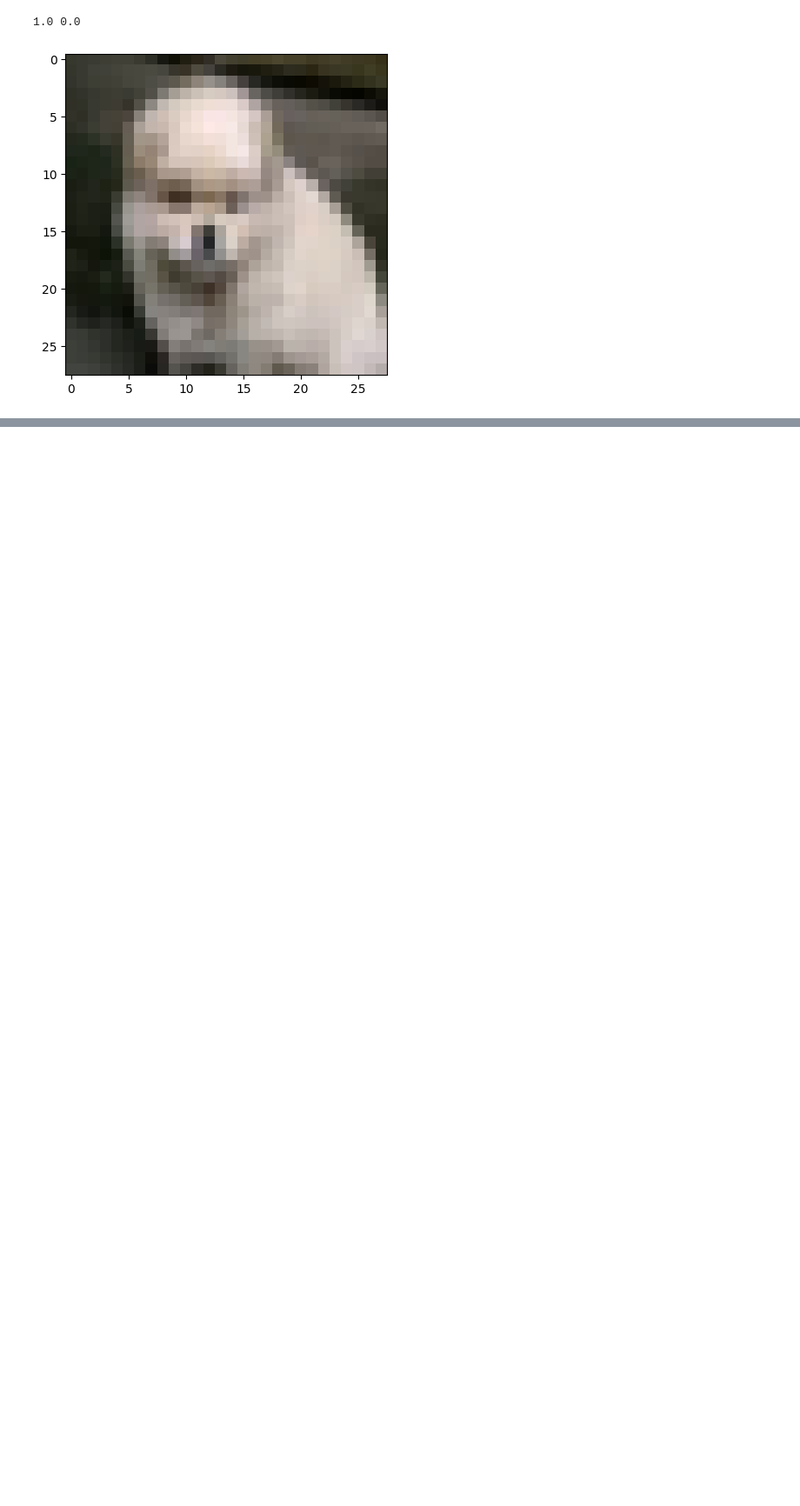
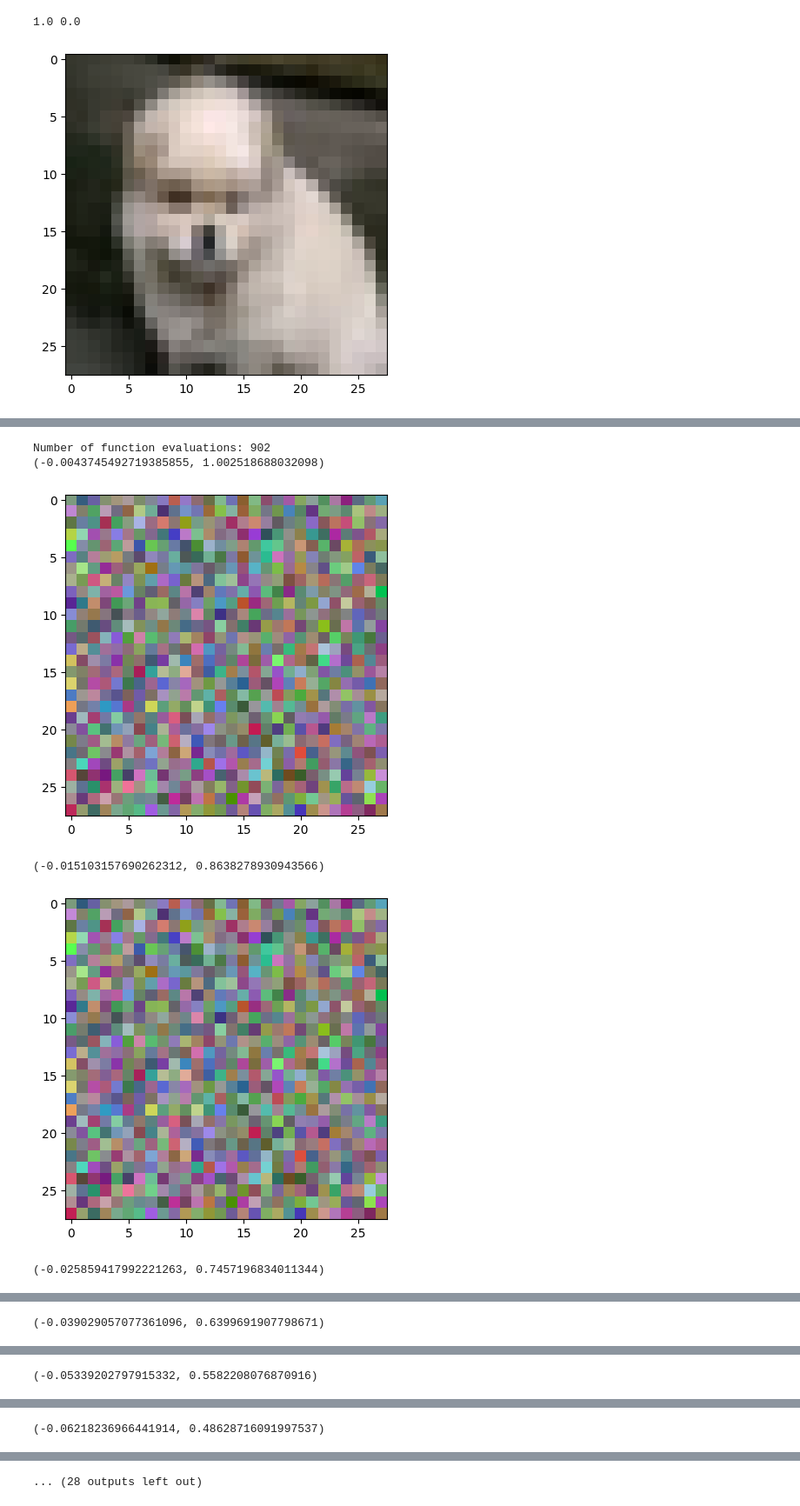
Before and after one commit to andrew-na-git/Score-Embedding-Fast-Diffusion, a Jupyter notebook: Colour_Main.ipynb, the cells around one changed output, grey strips where cells are left out. Shown at 87% size. Saved outputs shown, nothing was run; the diff lists cells and outputs as text; code cells hidden in the pictures; blank space fills up the shorter version.

```diff
--- a/Colour_Main.ipynb
+++ b/Colour_Main.ipynb
@@ -229,21 +233,21 @@ def loss_fn(model, x, label, diffusion_coeff, marginal_prob_std, eps=1e-5):
   return loss
 # %%
 #@title Function for training on a thread
-def diffuse_train(init_x, channel, epoch, diffusion_coeff, marginal_prob_std, label):
+def diffuse_train(init_x, epoch, diffusion_coeff, marginal_prob_std, label):
   model_score = ScoreNet(marginal_prob_std=marginal_prob_std)
   optimizer = Adam(model_score.parameters(), lr=lr)
   model_score.train();
 
-  scores_label = torch.tensor(label)[:, channel][:, None]
+  scores_label = torch.tensor(label)
 
   for e in range(epoch):
-    loss = loss_fn(model_score, init_x[:, channel][:, None], scores_label, diffusion_coeff, marginal_prob_std)
+    loss = loss_fn(model_score, init_x, scores_label, diffusion_coeff, marginal_prob_std)
     optimizer.zero_grad()
     loss.backward()
     optimizer.step()
 
-  print(f'\nloss at channel {channel}: {loss}')
-  file = f'model_cifar_thread_{channel}.pth'
+  print(f'\nloss: {loss}')
+  file = f'model_cifar.pth'
   torch.save(model_score.state_dict(), file)
-  print(f"model for thread {channel} has been saved\n")
+  print(f"model has been saved\n")
 # %%
@@ -320,11 +298,11 @@ def ode_sampler(score_model,
   t = torch.ones(batch_size, device=device)
   # Create the latent code
   if z is None:
-    initial_x = torch.randn(batch_size, 1, H, W, device=device) \
-      * marginal_prob_std(t)[:, None, None, None]
+    initial_x = torch.randn(batch_size, channels, H, W, device=device) #\
+      #* marginal_prob_std(t)[:, None, None, None]
   else:
-    initial_x = z + torch.randn(batch_size, 1, H, W, device=device) \
-      * marginal_prob_std(t)[:, None, None, None]
+    initial_x = z + torch.randn(batch_size, 1, H, W, device=device) #\
+      #* marginal_prob_std(t)[:, None, None, None]
 
   shape = initial_x.shape
 
@@ -361,10 +339,10 @@ import matplotlib.animation as animation
 import numpy as np
 
 # function for sampling on a thread
-def diffuse_sample(data_x, channel, samples, diffusion_coeff, marginal_prob_std):
+def diffuse_sample(data_x, samples, diffusion_coeff, marginal_prob_std):
 
   model_score = ScoreNet(marginal_prob_std=marginal_prob_std)
-  file = f'model_cifar_thread_{channel}.pth'
+  file = f'model_cifar.pth'
   ckpt = torch.load(file)
   model_score.load_state_dict(ckpt)
   model_score.eval();
@@ -380,21 +358,20 @@ def diffuse_sample(data_x, channel, samples, diffusion_coeff, marginal_prob_std)
 
   samples.append(output)
 # %%
-#@title Sample each channel on a thread
-threads = [None] * channels
+#@title Sampling image
 samples = []
 
 for idx, data in tqdm(enumerate(cifar_data_list_tensor)):
-  # diffuse all three channels concurrently
-  for ch in range(channels):
-    threads[ch] = threading.Thread(target=diffuse_sample, args=[data, ch, samples, diffusion_coeff_fn, marginal_prob_std_fn])
-    threads[ch].start()
-
-  for thread in threads:
-    thread.join()
-
+  diffuse_sample(data[None], samples, diffusion_coeff_fn, marginal_prob_std_fn)
   samples = np.concatenate(samples, axis = 1)
   for i in range(samples.shape[0]):
     print(f'{samples[i].mean(), samples[i].std()}')
     plt.imshow(((samples[i] - samples[i].min())/(samples[i].max() - samples[i].min())).transpose(1, 2, 0))
     plt.show()
+# %% [output]
+Number of function evaluations: 902
+(-0.0043745492719385855, 1.002518688032098)
+[figure, added]
+(-0.015103157690262312, 0.8638278930943566)
+[figure, added]
+(-0.025859417992221263, 0.7457196834011344)
@@ -400,0 +379 @@ for idx, data in tqdm(enumerate(cifar_data_list_tensor)):
+(-0.039029057077361096, 0.6399691907798671)
@@ -400,0 +381 @@ for idx, data in tqdm(enumerate(cifar_data_list_tensor)):
+(-0.05339202797915332, 0.5582208076870916)
@@ -400,0 +383 @@ for idx, data in tqdm(enumerate(cifar_data_list_tensor)):
+(-0.06218236966441914, 0.48628716091997537)
@@ -400,0 +385 @@ for idx, data in tqdm(enumerate(cifar_data_list_tensor)):
+... (28 outputs left out)
```
Also changed, not shown: parts of 5 cells of this notebook.
